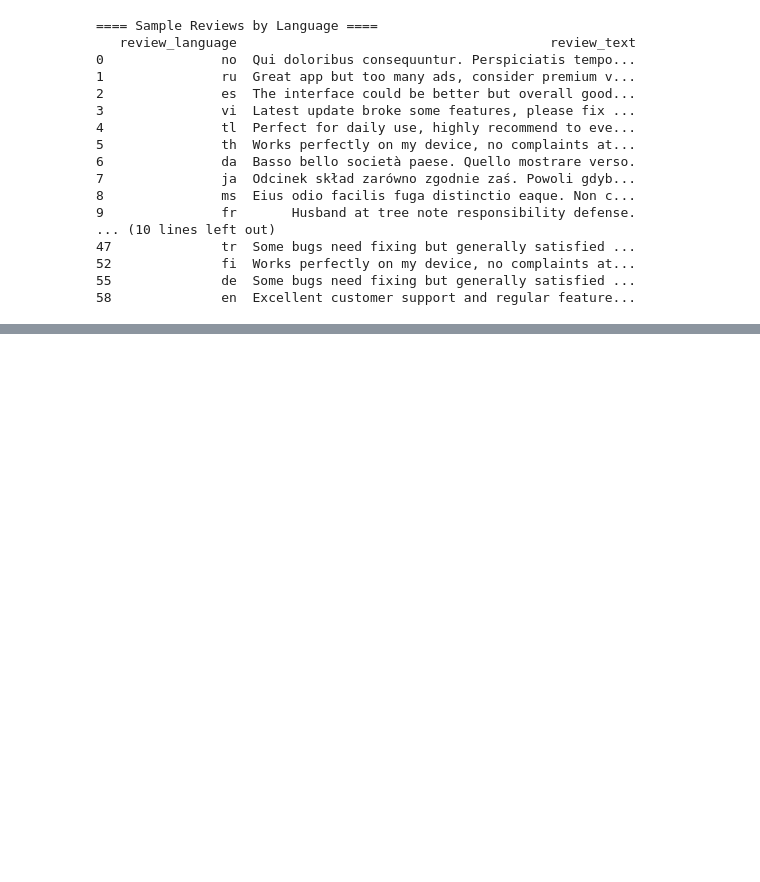
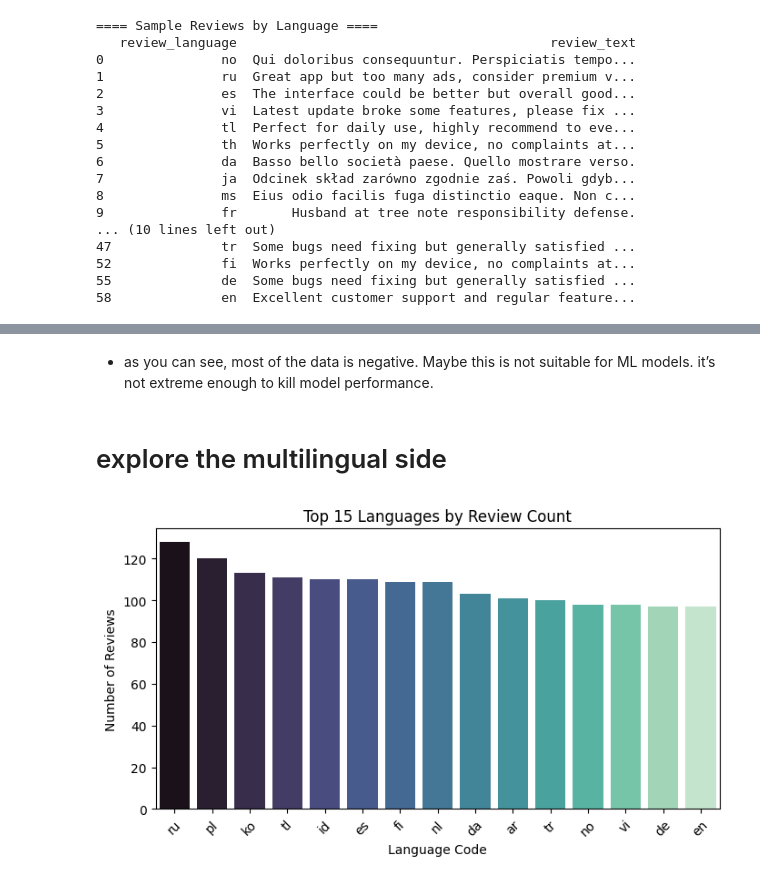
Before and after one commit to alabhastam/Multilingual-Mobile-App-Review-sentiment, a Jupyter notebook: main.ipynb, the cells around one changed output, grey strips where cells are left out. Drawn from its saved outputs; the diff is of its cells as text; code cells hidden in the pictures; blank space fills up the shorter version.

```diff
--- a/main.ipynb
+++ b/main.ipynb
@@ -117,0 +162,16 @@ Multilingual transformer embeddings.
+# %% [markdown]
+- as you can see, most of the data is negative. Maybe this is not suitable for ML models. it’s not extreme enough to kill model performance.
+# %% [markdown]
+# explore the multilingual side
+# %%
+# Top languages by review count
+lang_counts = df['review_language'].value_counts().head(15)
+plt.figure(figsize=(8,4))
+sns.barplot(x=lang_counts.index, y=lang_counts.values, palette='mako')
+plt.title("Top 15 Languages by Review Count")
+plt.xlabel("Language Code")
+plt.ylabel("Number of Reviews")
+plt.xticks(rotation=45)
+plt.show()
+# %% [output]
+[figure, added]
```
Also changed, not shown: parts of 9 cells of this notebook.
